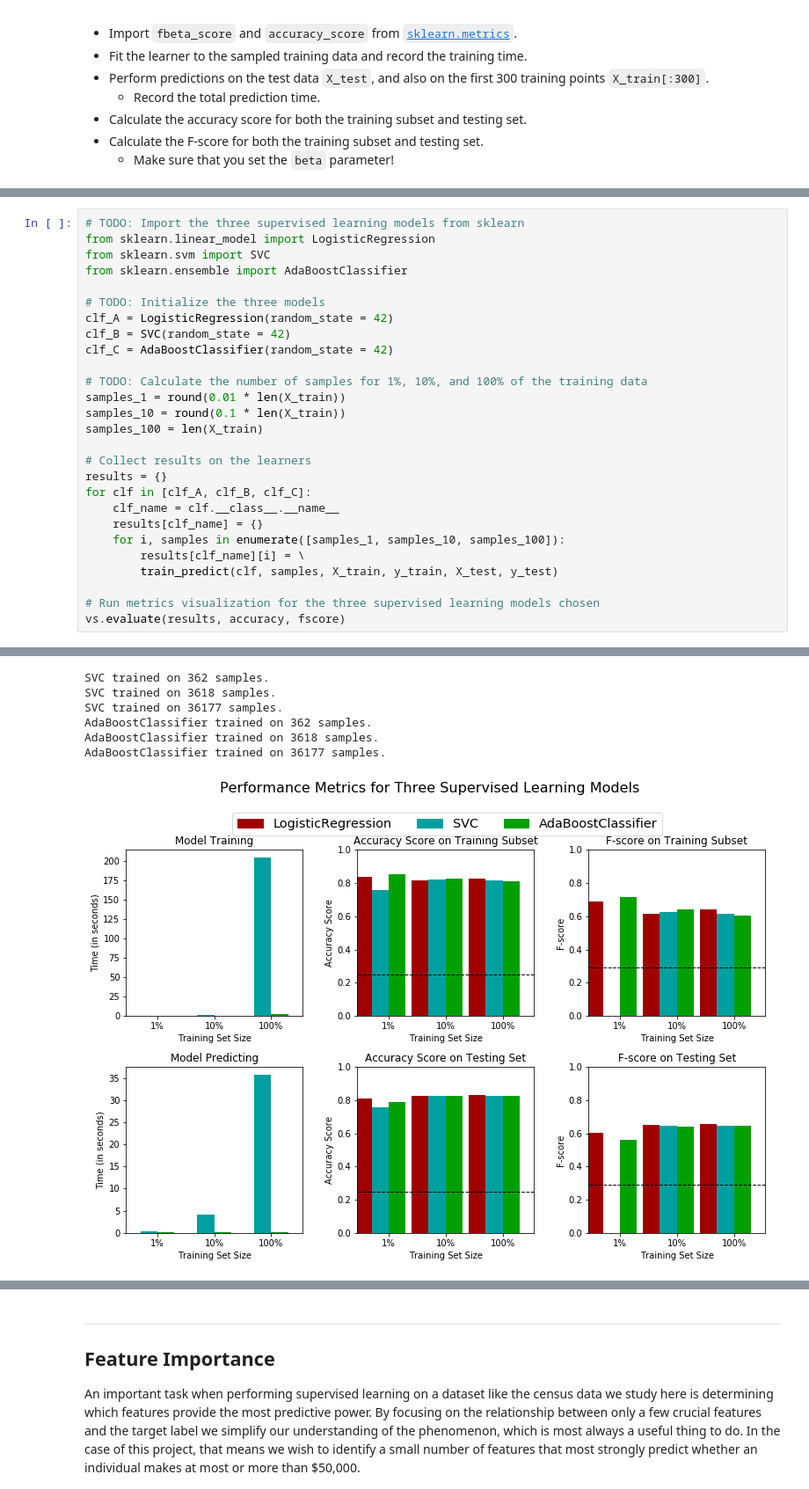
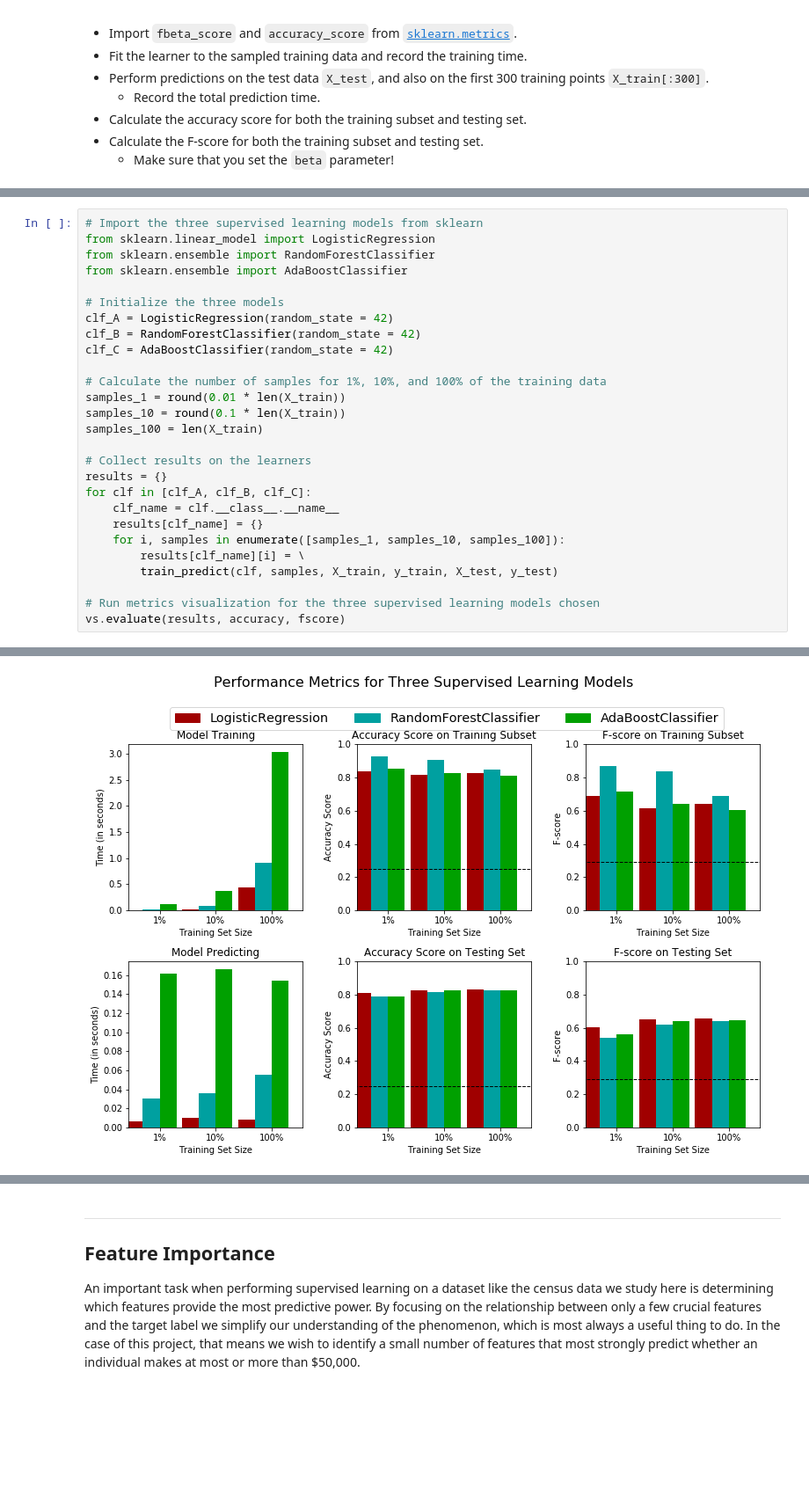
Before and after one commit to manjugoyal/DSND_Term1, a Jupyter notebook: projects/p1_charityml/finding_donors.ipynb, the cells around one changed output, grey strips where cells are left out. Shown: that part at 88% size. Saved outputs shown, nothing was run; the diff lists cells and outputs as text; blank space fills up the shorter version.

Commit message:
Did model optimisation, feature selection

```diff
--- a/projects/p1_charityml/finding_donors.ipynb
+++ b/projects/p1_charityml/finding_donors.ipynb
@@ -451,15 +407,15 @@ In the code cell, you will need to implement the following:
 # %%
-# TODO: Import the three supervised learning models from sklearn
+# Import the three supervised learning models from sklearn
 from sklearn.linear_model import LogisticRegression
-from sklearn.svm import SVC
+from sklearn.ensemble import RandomForestClassifier
 from sklearn.ensemble import AdaBoostClassifier
 
-# TODO: Initialize the three models
+# Initialize the three models
 clf_A = LogisticRegression(random_state = 42)
-clf_B = SVC(random_state = 42)
+clf_B = RandomForestClassifier(random_state = 42)
 clf_C = AdaBoostClassifier(random_state = 42)
 
-# TODO: Calculate the number of samples for 1%, 10%, and 100% of the training data
+# Calculate the number of samples for 1%, 10%, and 100% of the training data
 samples_1 = round(0.01 * len(X_train))
 samples_10 = round(0.1 * len(X_train))
 samples_100 = len(X_train)
@@ -482,10 +444,4 @@ LogisticRegression trained on 36177 samples.
-SVC trained on 362 samples.
-SVC trained on 3618 samples.
-SVC trained on 36177 samples.
-AdaBoostClassifier trained on 362 samples.
-AdaBoostClassifier trained on 3618 samples.
-AdaBoostClassifier trained on 36177 samples.
-[figure, old version]
+[figure, new version]
 # %% [markdown]
 ----
 ## Improving Results
```
Also changed, not shown: parts of 43 cells of this notebook, 2 other files.
